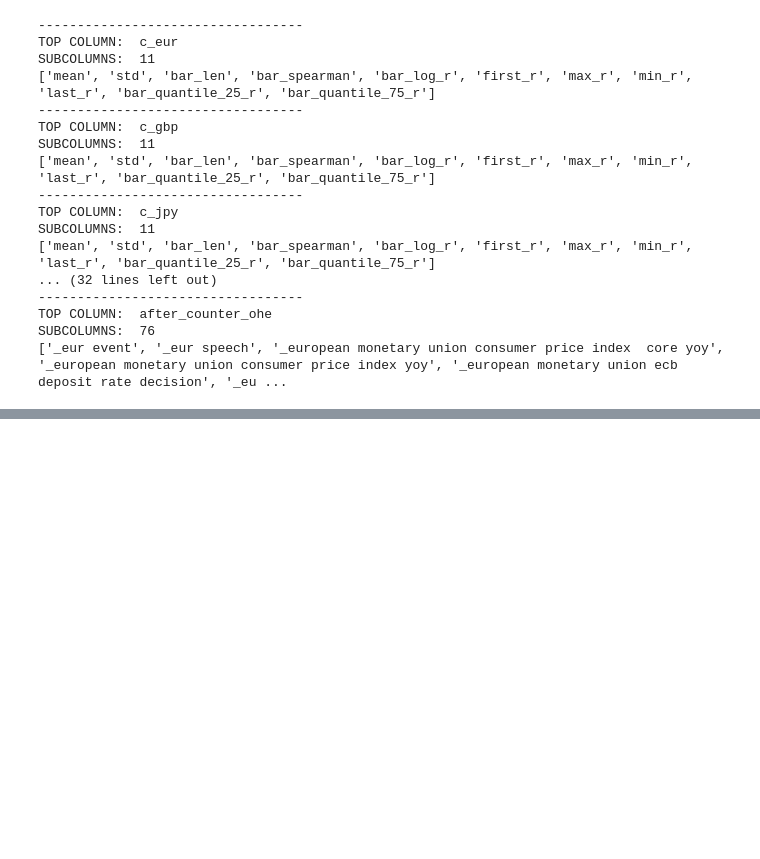
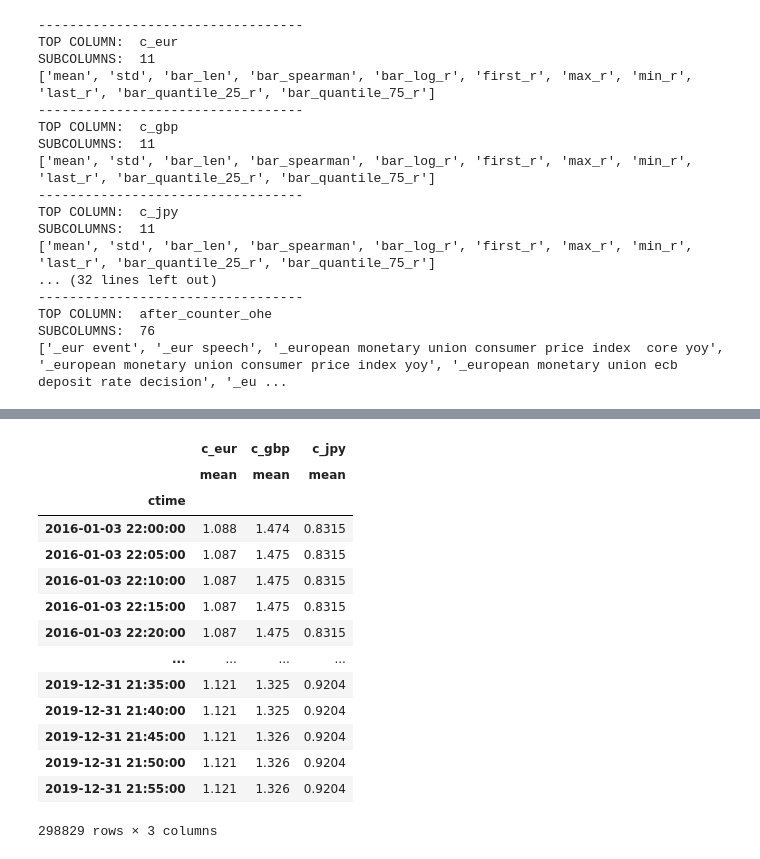
Before and after one commit to sinusgamma/probabilistic_wavenet_fx, a Jupyter notebook: wavenet_fx.ipynb, the cells around one changed output, grey strips where cells are left out. Saved outputs shown, nothing was run; the diff lists cells and outputs as text; code cells hidden in the pictures; blank space fills up the shorter version.

```diff
--- a/wavenet_fx.ipynb
+++ b/wavenet_fx.ipynb
@@ -57,0 +75,20 @@ SUBCOLUMNS:  76
+# %%
+# label is unstandardized
+df_label = df.xs('mean', axis=1, level=1, drop_level=False)
+df_label
+# %% [output]
+|  | c_eur | c_gbp | c_jpy |
+|  | mean | mean | mean |
+| ctime |  |  |  |
+| 2016-01-03 22:00:00 | 1.088 | 1.474 | 0.8315 |
+| 2016-01-03 22:05:00 | 1.087 | 1.475 | 0.8315 |
+| 2016-01-03 22:10:00 | 1.087 | 1.475 | 0.8315 |
+| 2016-01-03 22:15:00 | 1.087 | 1.475 | 0.8315 |
+| 2016-01-03 22:20:00 | 1.087 | 1.475 | 0.8315 |
+| ... | ... | ... | ... |
+| 2019-12-31 21:35:00 | 1.121 | 1.325 | 0.9204 |
+| 2019-12-31 21:40:00 | 1.121 | 1.325 | 0.9204 |
+| 2019-12-31 21:45:00 | 1.121 | 1.326 | 0.9204 |
+| 2019-12-31 21:50:00 | 1.121 | 1.326 | 0.9204 |
+| 2019-12-31 21:55:00 | 1.121 | 1.326 | 0.9204 |
+298829 rows × 3 columns
```
Also changed, not shown: parts of 18 cells of this notebook.
